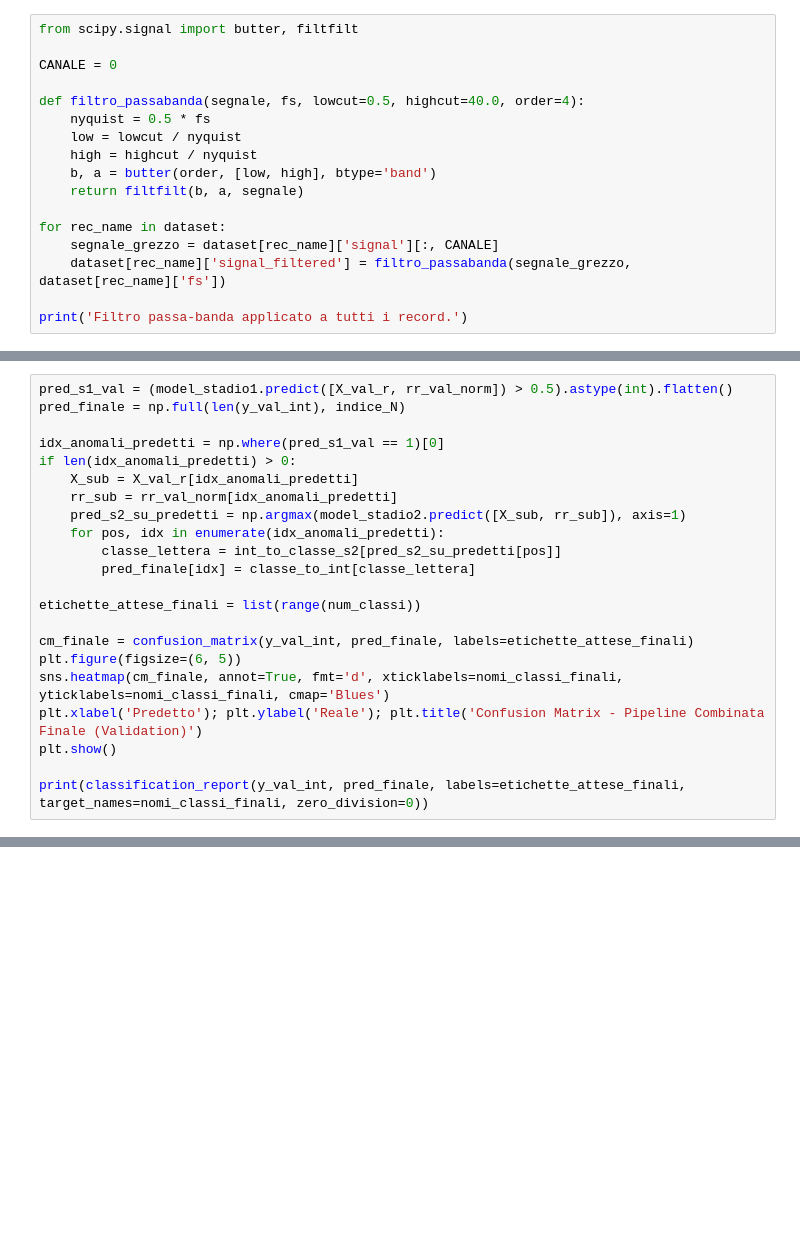
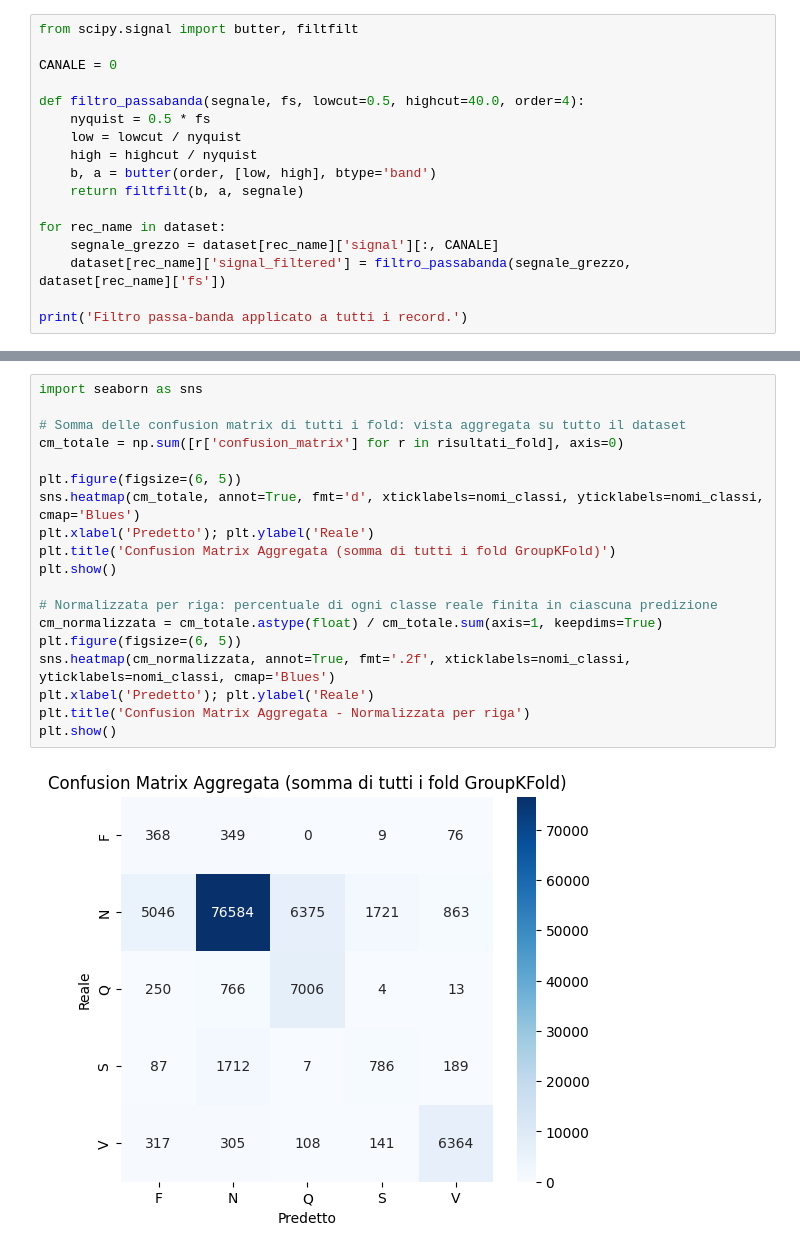
Before and after one commit to Michele-Bufis/ECG-Arrhythmia-Classification-with-1D-CNN, a Jupyter notebook: ClassificazionePatologieECGconCNNEmbedded.ipynb, the cells around one changed output, grey strips where cells are left out. Cells and saved outputs as stored; diff of their text form; blank space fills up the shorter version.

```diff
--- a/ClassificazionePatologieECGconCNNEmbedded.ipynb
+++ b/ClassificazionePatologieECGconCNNEmbedded.ipynb
@@ -502,22 +234,0 @@ weighted avg       0.65      0.62      0.63      1490
-# %%
-pred_s1_val = (model_stadio1.predict([X_val_r, rr_val_norm]) > 0.5).astype(int).flatten()
-pred_finale = np.full(len(y_val_int), indice_N)
-
-idx_anomali_predetti = np.where(pred_s1_val == 1)[0]
-if len(idx_anomali_predetti) > 0:
-    X_sub = X_val_r[idx_anomali_predetti]
-    rr_sub = rr_val_norm[idx_anomali_predetti]
-    pred_s2_su_predetti = np.argmax(model_stadio2.predict([X_sub, rr_sub]), axis=1)
-    for pos, idx in enumerate(idx_anomali_predetti):
-        classe_lettera = int_to_classe_s2[pred_s2_su_predetti[pos]]
-        pred_finale[idx] = classe_to_int[classe_lettera]
-
-etichette_attese_finali = list(range(num_classi))
-
-cm_finale = confusion_matrix(y_val_int, pred_finale, labels=etichette_attese_finali)
-plt.figure(figsize=(6, 5))
-sns.heatmap(cm_finale, annot=True, fmt='d', xticklabels=nomi_classi_finali, yticklabels=nomi_classi_finali, cmap='Blues')
-plt.xlabel('Predetto'); plt.ylabel('Reale'); plt.title('Confusion Matrix - Pipeline Combinata Finale (Validation)')
-plt.show()
-
-print(classification_report(y_val_int, pred_finale, labels=etichette_attese_finali, target_names=nomi_classi_finali, zero_division=0))
@@ -538,0 +414,21 @@ weighted avg       0.93      0.95      0.94     14911
+# %%
+import seaborn as sns
+
+# Somma delle confusion matrix di tutti i fold: vista aggregata su tutto il dataset
+cm_totale = np.sum([r['confusion_matrix'] for r in risultati_fold], axis=0)
+
+plt.figure(figsize=(6, 5))
+sns.heatmap(cm_totale, annot=True, fmt='d', xticklabels=nomi_classi, yticklabels=nomi_classi, cmap='Blues')
+plt.xlabel('Predetto'); plt.ylabel('Reale')
+plt.title('Confusion Matrix Aggregata (somma di tutti i fold GroupKFold)')
+plt.show()
+
+# Normalizzata per riga: percentuale di ogni classe reale finita in ciascuna predizione
+cm_normalizzata = cm_totale.astype(float) / cm_totale.sum(axis=1, keepdims=True)
+plt.figure(figsize=(6, 5))
+sns.heatmap(cm_normalizzata, annot=True, fmt='.2f', xticklabels=nomi_classi, yticklabels=nomi_classi, cmap='Blues')
+plt.xlabel('Predetto'); plt.ylabel('Reale')
+plt.title('Confusion Matrix Aggregata - Normalizzata per riga')
+plt.show()
+# %% [output]
+[figure, added]
```
Also changed, not shown: parts of 37 cells of this notebook.
